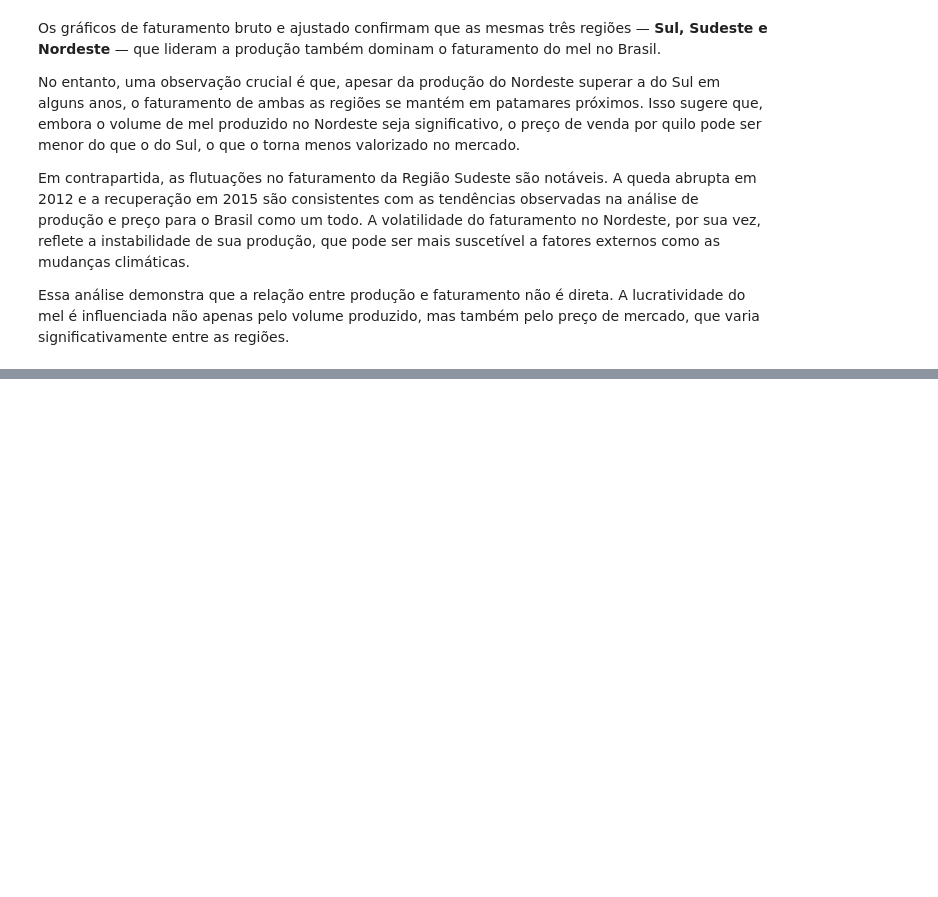
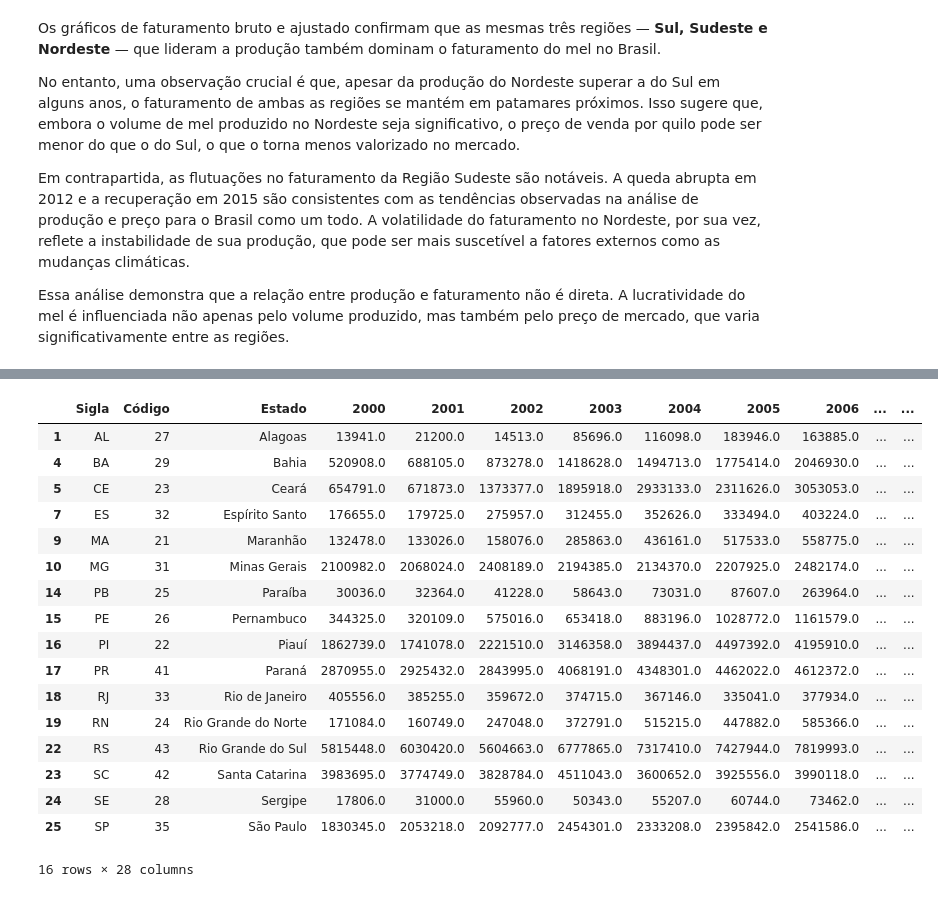
Before and after one commit to Gabriel-J-code/ad-projeto-bees-caatinga, a Jupyter notebook: relatorio.ipynb, the cells around one changed output, grey strips where cells are left out. Cells and saved outputs as stored; diff of their text form; code cells hidden in the pictures; blank space fills up the shorter version.

```diff
--- a/relatorio.ipynb
+++ b/relatorio.ipynb
@@ -619,0 +704,23 @@ Essa análise demonstra que a relação entre produção e faturamento não é d
+# %%
+# Filtrar apenas estados das regiões Sul, Sudeste e Nordeste
+estados_pesquisa = producao_es[producao_es['Região'].isin(['Região Sul', 'Região Sudeste', 'Região Nordeste'])]
+display(estados_pesquisa)
+# %% [output]
+|  | Sigla | Código | Estado | 2000 | 2001 | 2002 | 2003 | 2004 | 2005 | 2006 | ... | ... |
+| 1 | AL | 27 | Alagoas | 13941.0 | 21200.0 | 14513.0 | 85696.0 | 116098.0 | 183946.0 | 163885.0 | ... | ... |
+| 4 | BA | 29 | Bahia | 520908.0 | 688105.0 | 873278.0 | 1418628.0 | 1494713.0 | 1775414.0 | 2046930.0 | ... | ... |
+| 5 | CE | 23 | Ceará | 654791.0 | 671873.0 | 1373377.0 | 1895918.0 | 2933133.0 | 2311626.0 | 3053053.0 | ... | ... |
+| 7 | ES | 32 | Espírito Santo | 176655.0 | 179725.0 | 275957.0 | 312455.0 | 352626.0 | 333494.0 | 403224.0 | ... | ... |
+| 9 | MA | 21 | Maranhão | 132478.0 | 133026.0 | 158076.0 | 285863.0 | 436161.0 | 517533.0 | 558775.0 | ... | ... |
+| 10 | MG | 31 | Minas Gerais | 2100982.0 | 2068024.0 | 2408189.0 | 2194385.0 | 2134370.0 | 2207925.0 | 2482174.0 | ... | ... |
+| 14 | PB | 25 | Paraíba | 30036.0 | 32364.0 | 41228.0 | 58643.0 | 73031.0 | 87607.0 | 263964.0 | ... | ... |
+| 15 | PE | 26 | Pernambuco | 344325.0 | 320109.0 | 575016.0 | 653418.0 | 883196.0 | 1028772.0 | 1161579.0 | ... | ... |
+| 16 | PI | 22 | Piauí | 1862739.0 | 1741078.0 | 2221510.0 | 3146358.0 | 3894437.0 | 4497392.0 | 4195910.0 | ... | ... |
+| 17 | PR | 41 | Paraná | 2870955.0 | 2925432.0 | 2843995.0 | 4068191.0 | 4348301.0 | 4462022.0 | 4612372.0 | ... | ... |
+| 18 | RJ | 33 | Rio de Janeiro | 405556.0 | 385255.0 | 359672.0 | 374715.0 | 367146.0 | 335041.0 | 377934.0 | ... | ... |
+| 19 | RN | 24 | Rio Grande do Norte | 171084.0 | 160749.0 | 247048.0 | 372791.0 | 515215.0 | 447882.0 | 585366.0 | ... | ... |
+| 22 | RS | 43 | Rio Grande do Sul | 5815448.0 | 6030420.0 | 5604663.0 | 6777865.0 | 7317410.0 | 7427944.0 | 7819993.0 | ... | ... |
+| 23 | SC | 42 | Santa Catarina | 3983695.0 | 3774749.0 | 3828784.0 | 4511043.0 | 3600652.0 | 3925556.0 | 3990118.0 | ... | ... |
+| 24 | SE | 28 | Sergipe | 17806.0 | 31000.0 | 55960.0 | 50343.0 | 55207.0 | 60744.0 | 73462.0 | ... | ... |
+| 25 | SP | 35 | São Paulo | 1830345.0 | 2053218.0 | 2092777.0 | 2454301.0 | 2333208.0 | 2395842.0 | 2541586.0 | ... | ... |
+16 rows × 28 columns
```
Also changed, not shown: parts of 10 cells of this notebook, 4 other files.
